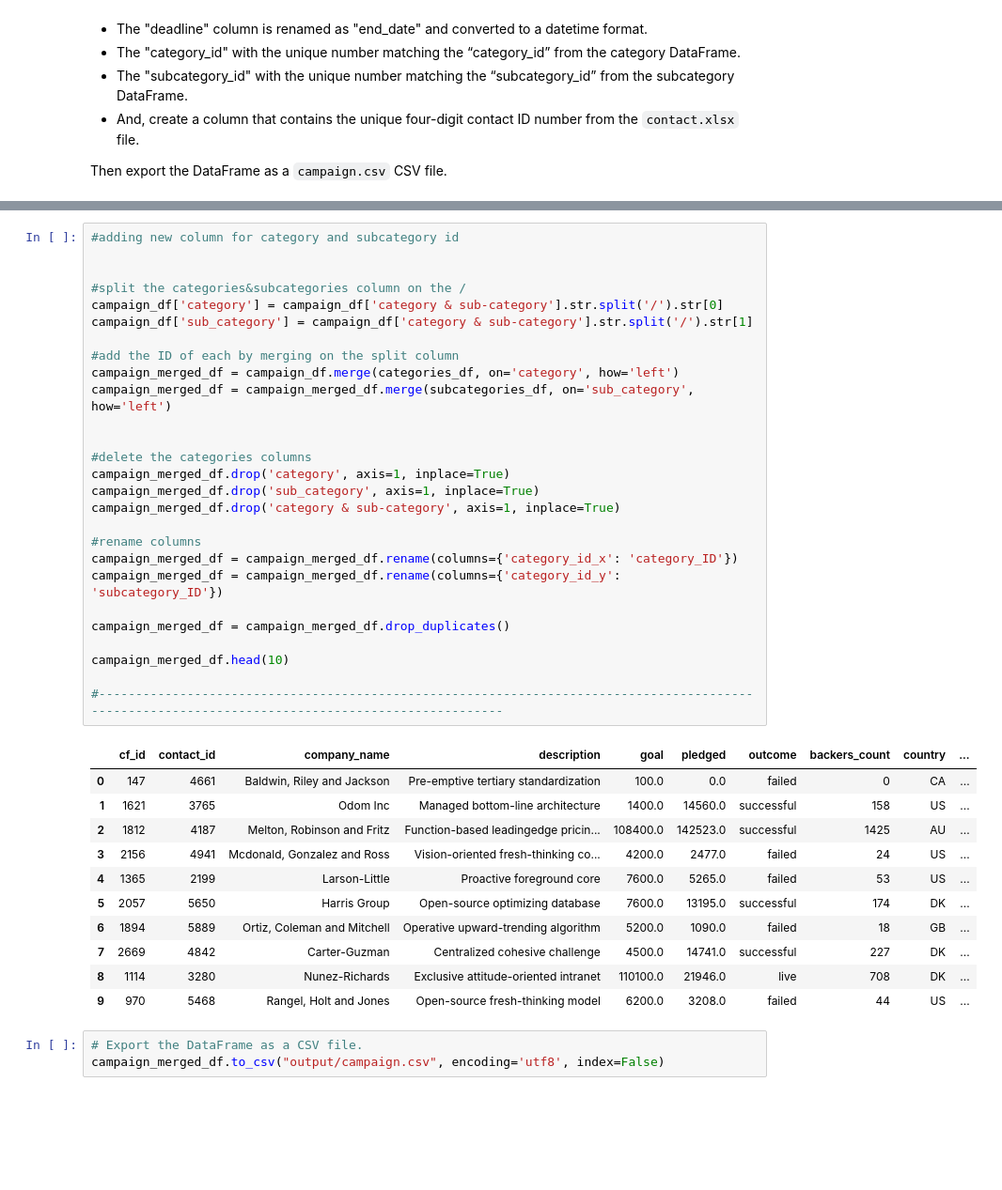
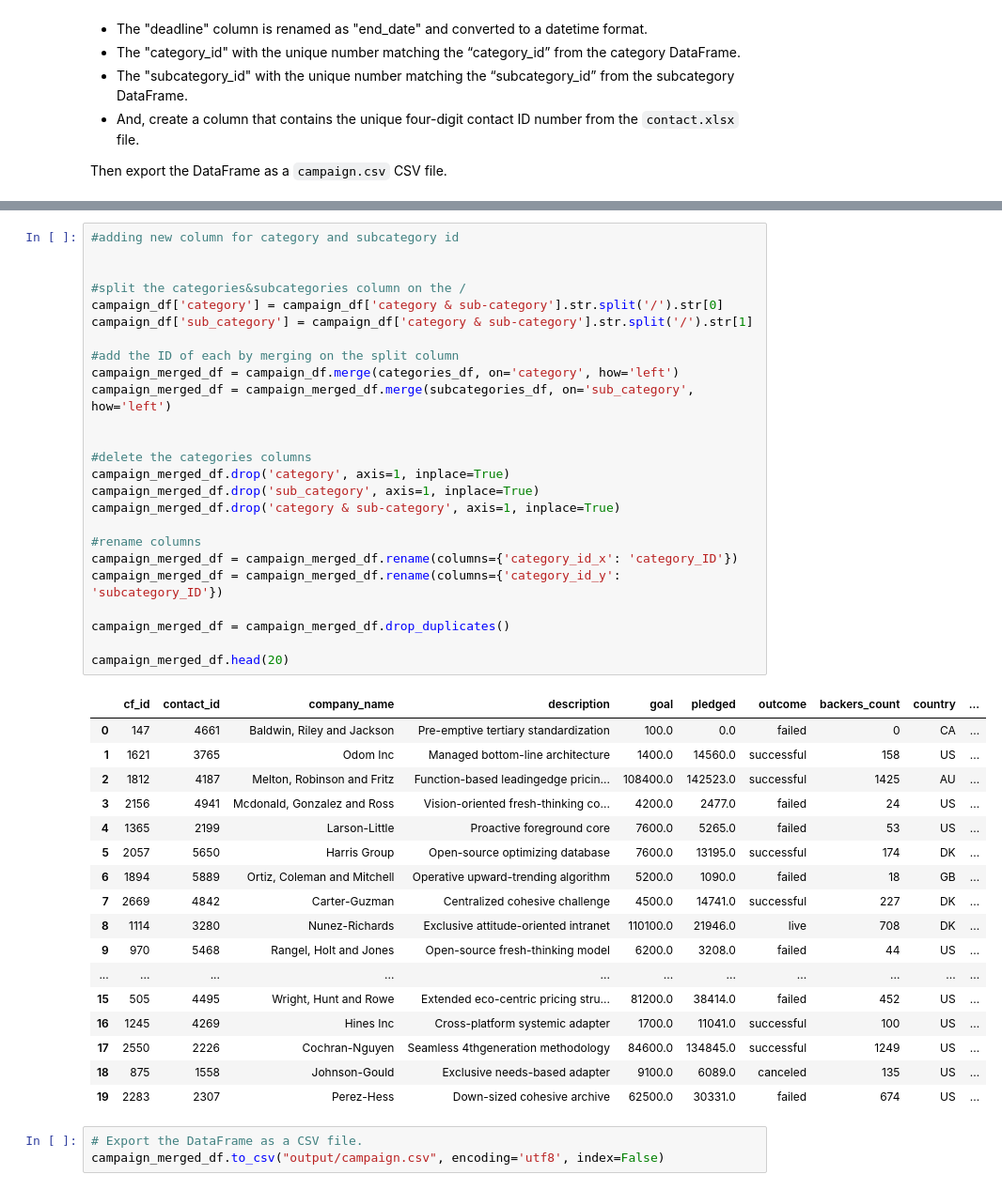
Before and after one commit to 32012178/Project_2, a Jupyter notebook: ETL_Mini_Project_Starter_Code.ipynb, the cells around one changed output, grey strips where cells are left out. Shown at 94% size. Cells and saved outputs as stored; diff of their text form; blank space fills up the shorter version.

```diff
--- a/ETL_Mini_Project_Starter_Code.ipynb
+++ b/ETL_Mini_Project_Starter_Code.ipynb
@@ -195,36 +205,40 @@ campaign_df['category'] = campaign_df['category & sub-category'].str.split('/').
 campaign_df['sub_category'] = campaign_df['category & sub-category'].str.split('/').str[1]
 
 #add the ID of each by merging on the split column
 campaign_merged_df = campaign_df.merge(categories_df, on='category', how='left')
 campaign_merged_df = campaign_merged_df.merge(subcategories_df, on='sub_category', how='left')
 
 
 #delete the categories columns
 campaign_merged_df.drop('category', axis=1, inplace=True)
 campaign_merged_df.drop('sub_category', axis=1, inplace=True)
 campaign_merged_df.drop('category & sub-category', axis=1, inplace=True)
 
 #rename columns
 campaign_merged_df = campaign_merged_df.rename(columns={'category_id_x': 'category_ID'})
 campaign_merged_df = campaign_merged_df.rename(columns={'category_id_y': 'subcategory_ID'})
 
 campaign_merged_df = campaign_merged_df.drop_duplicates()
 
-campaign_merged_df.head(10)
-
-#-------------------------------------------------------------------------------------------------------------------------------------------------
+campaign_merged_df.head(20)
 # %% [output]
 |  | cf_id | contact_id | company_name | description | goal | pledged | outcome | backers_count | country | ... |
 | 0 | 147 | 4661 | Baldwin, Riley and Jackson | Pre-emptive tertiary standardization | 100.0 | 0.0 | failed | 0 | CA | ... |
 | 1 | 1621 | 3765 | Odom Inc | Managed bottom-line architecture | 1400.0 | 14560.0 | successful | 158 | US | ... |
 | 2 | 1812 | 4187 | Melton, Robinson and Fritz | Function-based leadingedge pricin... | 108400.0 | 142523.0 | successful | 1425 | AU | ... |
 | 3 | 2156 | 4941 | Mcdonald, Gonzalez and Ross | Vision-oriented fresh-thinking co... | 4200.0 | 2477.0 | failed | 24 | US | ... |
 | 4 | 1365 | 2199 | Larson-Little | Proactive foreground core | 7600.0 | 5265.0 | failed | 53 | US | ... |
 | 5 | 2057 | 5650 | Harris Group | Open-source optimizing database | 7600.0 | 13195.0 | successful | 174 | DK | ... |
 | 6 | 1894 | 5889 | Ortiz, Coleman and Mitchell | Operative upward-trending algorithm | 5200.0 | 1090.0 | failed | 18 | GB | ... |
 | 7 | 2669 | 4842 | Carter-Guzman | Centralized cohesive challenge | 4500.0 | 14741.0 | successful | 227 | DK | ... |
 | 8 | 1114 | 3280 | Nunez-Richards | Exclusive attitude-oriented intranet | 110100.0 | 21946.0 | live | 708 | DK | ... |
 | 9 | 970 | 5468 | Rangel, Holt and Jones | Open-source fresh-thinking model | 6200.0 | 3208.0 | failed | 44 | US | ... |
+| ... | ... | ... | ... | ... | ... | ... | ... | ... | ... | ... |
+| 15 | 505 | 4495 | Wright, Hunt and Rowe | Extended eco-centric pricing stru... | 81200.0 | 38414.0 | failed | 452 | US | ... |
+| 16 | 1245 | 4269 | Hines Inc | Cross-platform systemic adapter | 1700.0 | 11041.0 | successful | 100 | US | ... |
+| 17 | 2550 | 2226 | Cochran-Nguyen | Seamless 4thgeneration methodology | 84600.0 | 134845.0 | successful | 1249 | US | ... |
+| 18 | 875 | 1558 | Johnson-Gould | Exclusive needs-based adapter | 9100.0 | 6089.0 | canceled | 135 | US | ... |
+| 19 | 2283 | 2307 | Perez-Hess | Down-sized cohesive archive | 62500.0 | 30331.0 | failed | 674 | US | ... |
 # %%
 # Export the DataFrame as a CSV file.
 campaign_merged_df.to_csv("output/campaign.csv", encoding='utf8', index=False)
```
Also changed, not shown: parts of 4 cells of this notebook.
